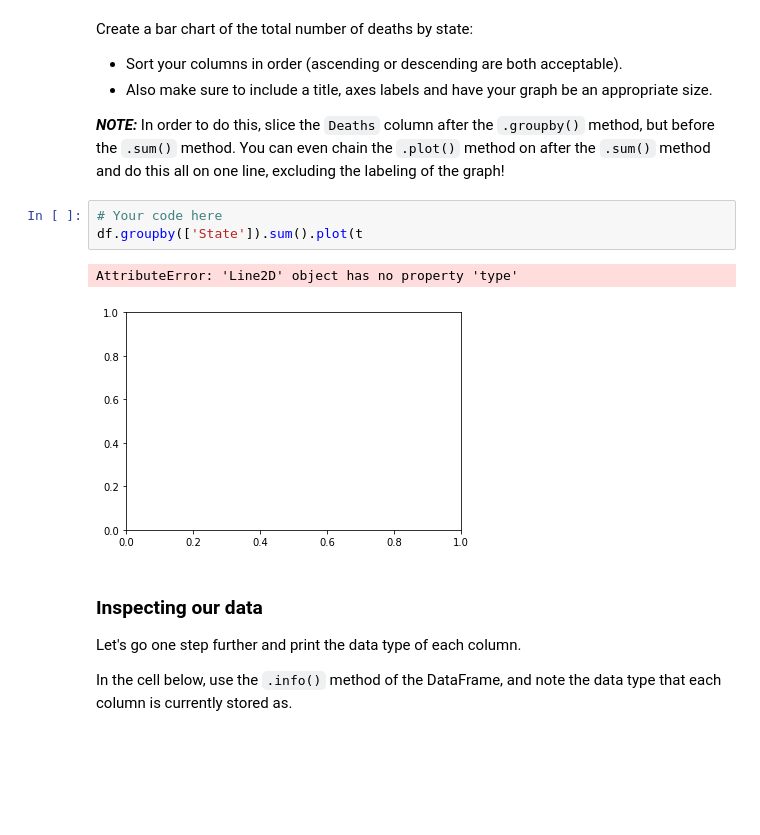
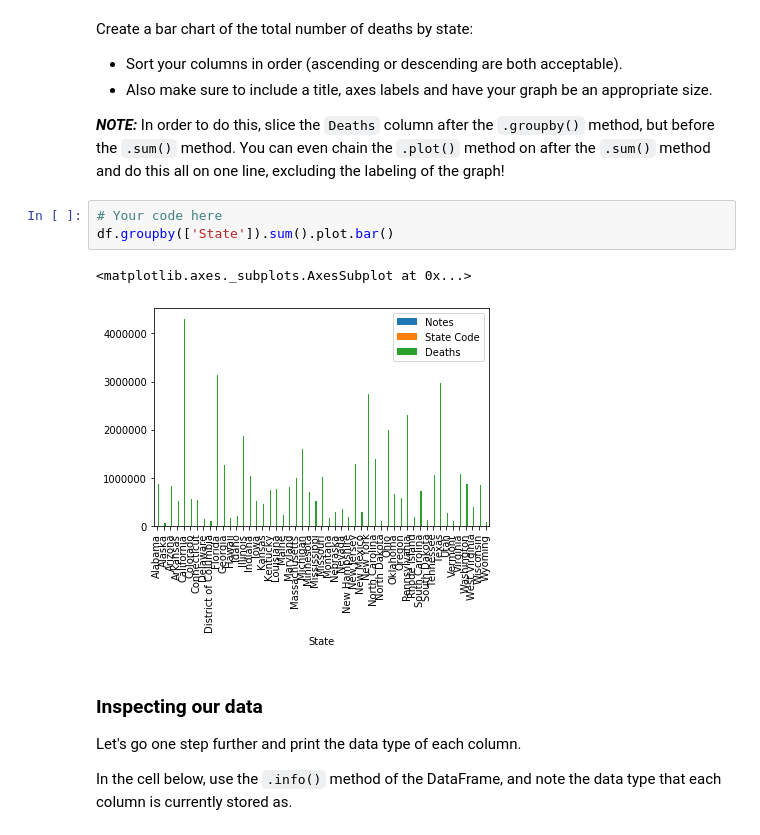
Before and after one commit to CaryMosley/dsc-pivot-tables-pandas-lab-nyc-ds-021720, a Jupyter notebook: index.ipynb, the cells around one changed output. Drawn from its saved outputs; the diff is of its cells as text; blank space fills up the shorter version.

```diff
--- a/index.ipynb
+++ b/index.ipynb
@@ -111,10 +111,10 @@ Create a bar chart of the total number of deaths by state:
 **_NOTE:_** In order to do this, slice the `Deaths` column after the `.groupby()` method, but before the `.sum()` method.  You can even chain the `.plot()` method on after the `.sum()` method and do this all on one line, excluding the labeling of the graph!
 # %%
 # Your code here
-df.groupby(['State']).sum().plot(t
+df.groupby(['State']).sum().plot.bar()
 # %% [output]
-AttributeError: 'Line2D' object has no property 'type'
+<matplotlib.axes._subplots.AxesSubplot at 0x...>
-[figure, old version]
+[figure, new version]
 # %% [markdown]
 ### Inspecting our data
 
```
